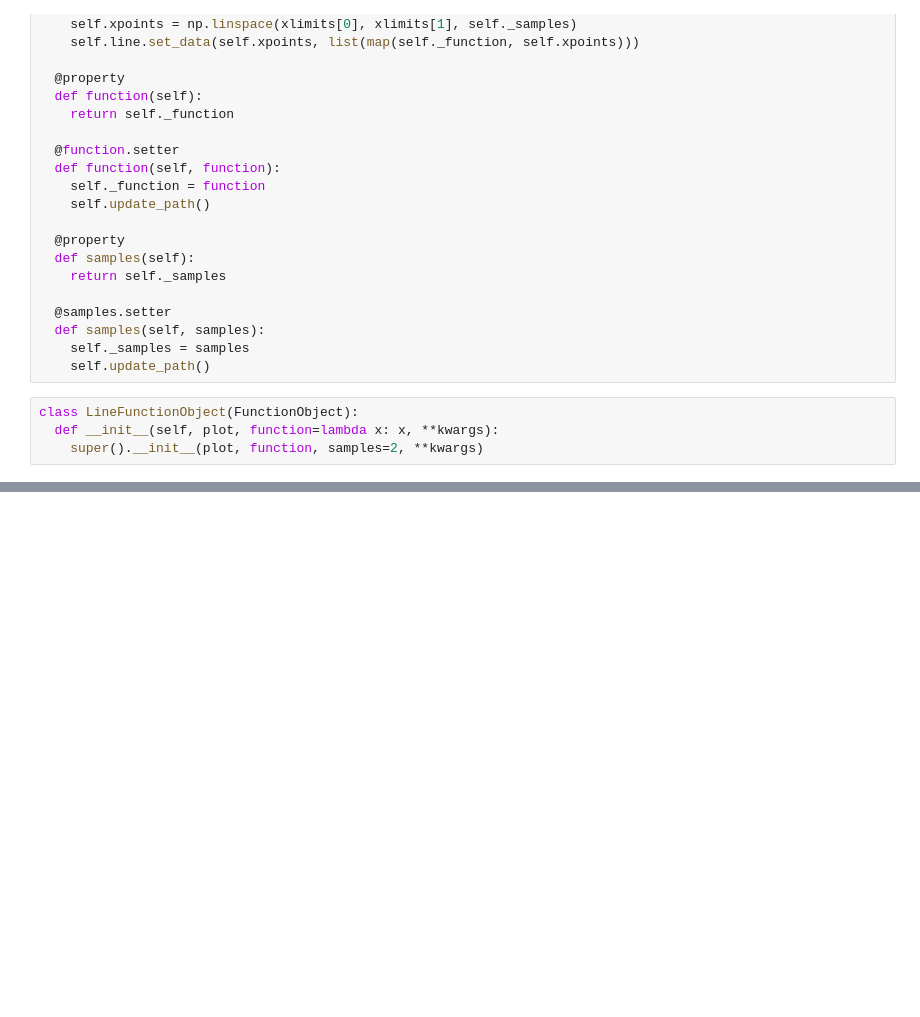
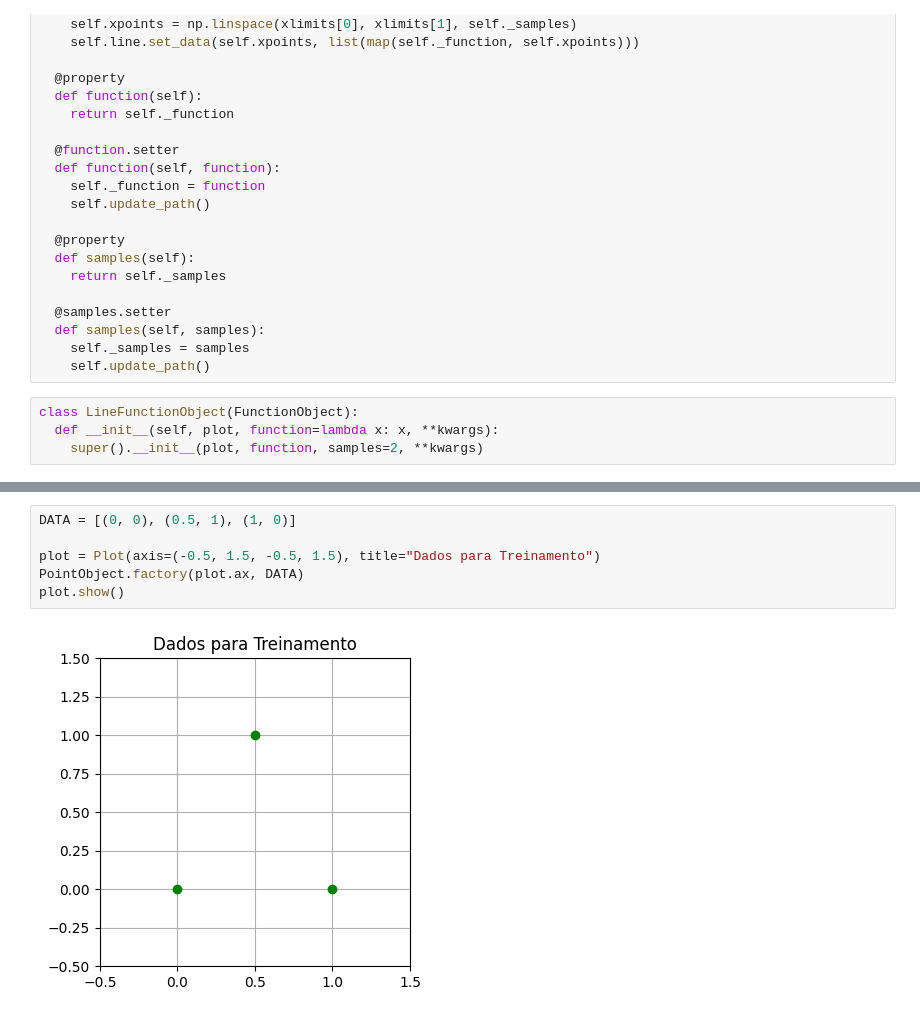
Before and after one commit to murilo-henrique060/matematica-computacional, a Jupyter notebook: Atividade 2.ipynb, the cells around one changed output, grey strips where cells are left out. Cells and saved outputs as stored; diff of their text form; blank space fills up the shorter version.

```diff
--- a/Atividade 2.ipynb
+++ b/Atividade 2.ipynb
@@ -389,0 +690,8 @@ slope: 0.6782626846103119             slope step: 4.256046730923835e-05
+# %%
+DATA = [(0, 0), (0.5, 1), (1, 0)]
+
+plot = Plot(axis=(-0.5, 1.5, -0.5, 1.5), title="Dados para Treinamento")
+PointObject.factory(plot.ax, DATA)
+plot.show()
+# %% [output]
+[figure, added]
```
Also changed, not shown: parts of 47 cells of this notebook.
